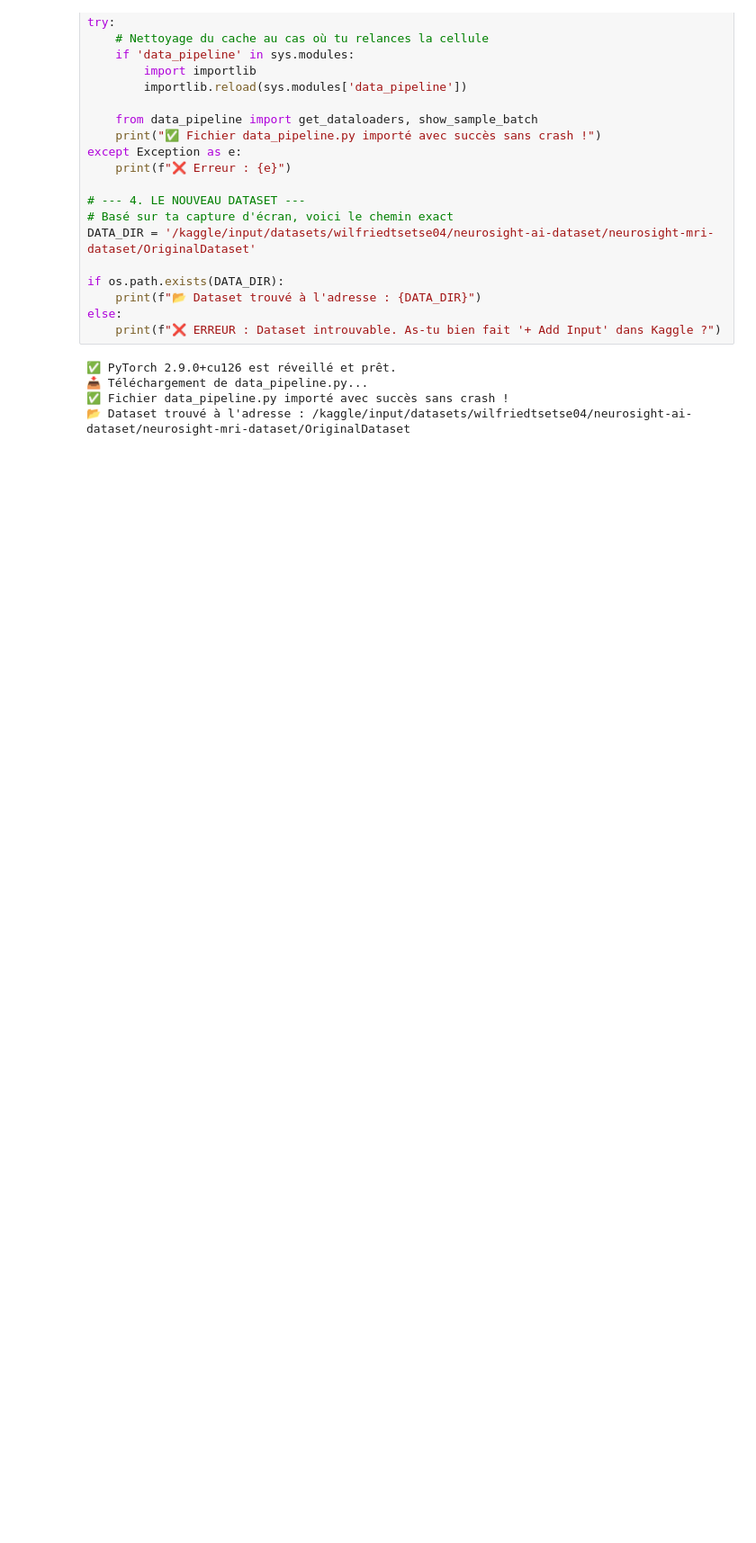
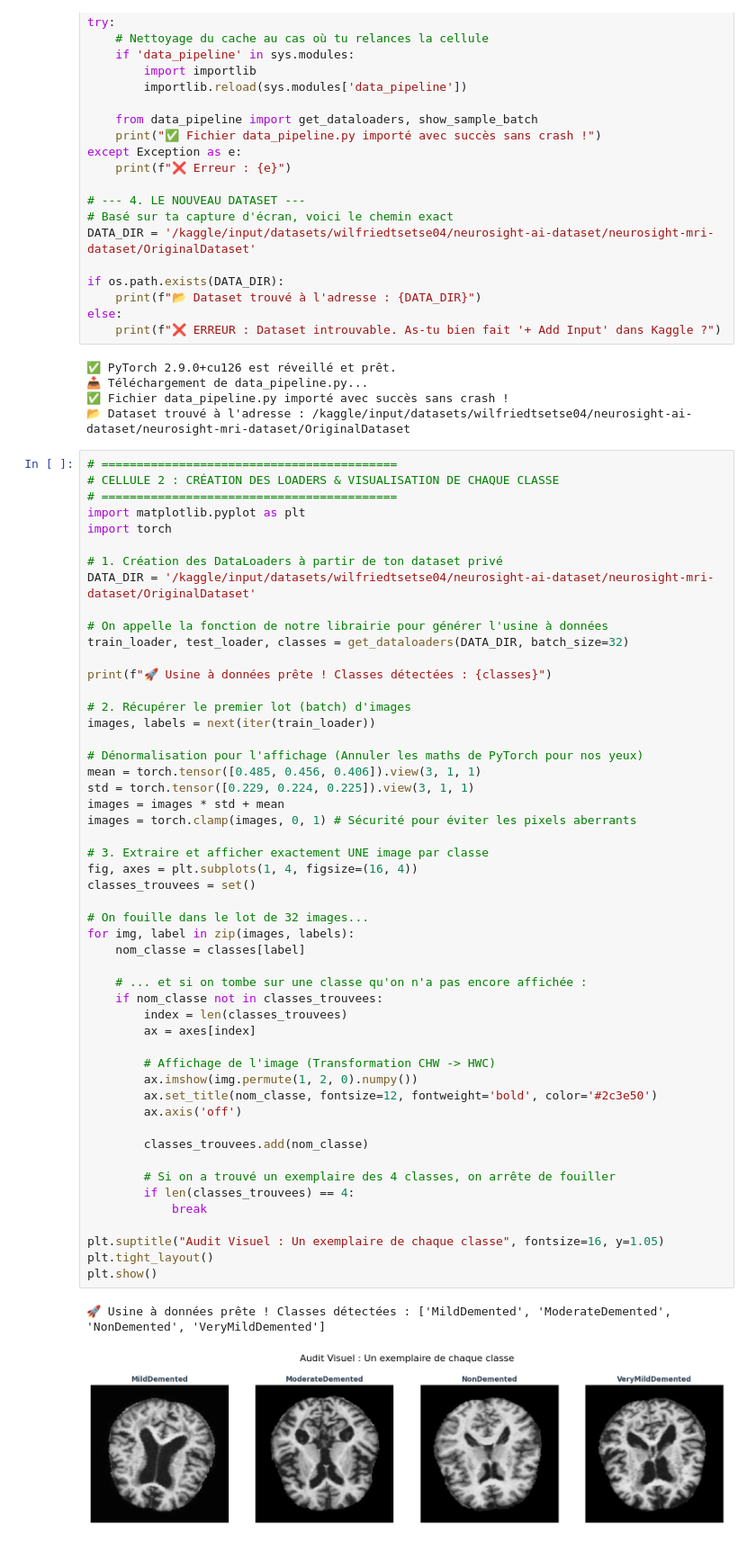
Before and after one commit to wekt2k04/NeuroSight_AI, a Jupyter notebook: notebooks/NeuroSight_Analysis.ipynb, the cells around one changed output. Shown at 90% size. Saved outputs shown, nothing was run; the diff lists cells and outputs as text; blank space fills up the shorter version.

Commit message:
Kaggle Notebook | NeuroSight_AI notebook | WEEK2 ; Dataloaders ready

```diff
--- a/notebooks/NeuroSight_Analysis.ipynb
+++ b/notebooks/NeuroSight_Analysis.ipynb
@@ -47,3 +47,57 @@ else:
 📥 Téléchargement de data_pipeline.py...
 ✅ Fichier data_pipeline.py importé avec succès sans crash !
 📂 Dataset trouvé à l'adresse : /kaggle/input/datasets/wilfriedtsetse04/neurosight-ai-dataset/neurosight-mri-dataset/OriginalDataset
+# %%
+# ==========================================
+# CELLULE 2 : CRÉATION DES LOADERS & VISUALISATION DE CHAQUE CLASSE
+# ==========================================
+import matplotlib.pyplot as plt
+import torch
+
+# 1. Création des DataLoaders à partir de ton dataset privé
+DATA_DIR = '/kaggle/input/datasets/wilfriedtsetse04/neurosight-ai-dataset/neurosight-mri-dataset/OriginalDataset'
+
+# On appelle la fonction de notre librairie pour générer l'usine à données
+train_loader, test_loader, classes = get_dataloaders(DATA_DIR, batch_size=32)
+
+print(f"🚀 Usine à données prête ! Classes détectées : {classes}")
+
+# 2. Récupérer le premier lot (batch) d'images
+images, labels = next(iter(train_loader))
+
+# Dénormalisation pour l'affichage (Annuler les maths de PyTorch pour nos yeux)
+mean = torch.tensor([0.485, 0.456, 0.406]).view(3, 1, 1)
+std = torch.tensor([0.229, 0.224, 0.225]).view(3, 1, 1)
+images = images * std + mean
+images = torch.clamp(images, 0, 1) # Sécurité pour éviter les pixels aberrants
+
+# 3. Extraire et afficher exactement UNE image par classe
+fig, axes = plt.subplots(1, 4, figsize=(16, 4))
+classes_trouvees = set()
+
+# On fouille dans le lot de 32 images...
+for img, label in zip(images, labels):
+    nom_classe = classes[label]
+
+    # ... et si on tombe sur une classe qu'on n'a pas encore affichée :
+    if nom_classe not in classes_trouvees:
+        index = len(classes_trouvees)
+        ax = axes[index]
+
+        # Affichage de l'image (Transformation CHW -> HWC)
+        ax.imshow(img.permute(1, 2, 0).numpy())
+        ax.set_title(nom_classe, fontsize=12, fontweight='bold', color='#2c3e50')
+        ax.axis('off')
+
+        classes_trouvees.add(nom_classe)
+
+        # Si on a trouvé un exemplaire des 4 classes, on arrête de fouiller
+        if len(classes_trouvees) == 4:
+            break
+
+plt.suptitle("Audit Visuel : Un exemplaire de chaque classe", fontsize=16, y=1.05)
+plt.tight_layout()
+plt.show()
+# %% [output]
+🚀 Usine à données prête ! Classes détectées : ['MildDemented', 'ModerateDemented', 'NonDemented', 'VeryMildDemented']
+[figure, added]
```
